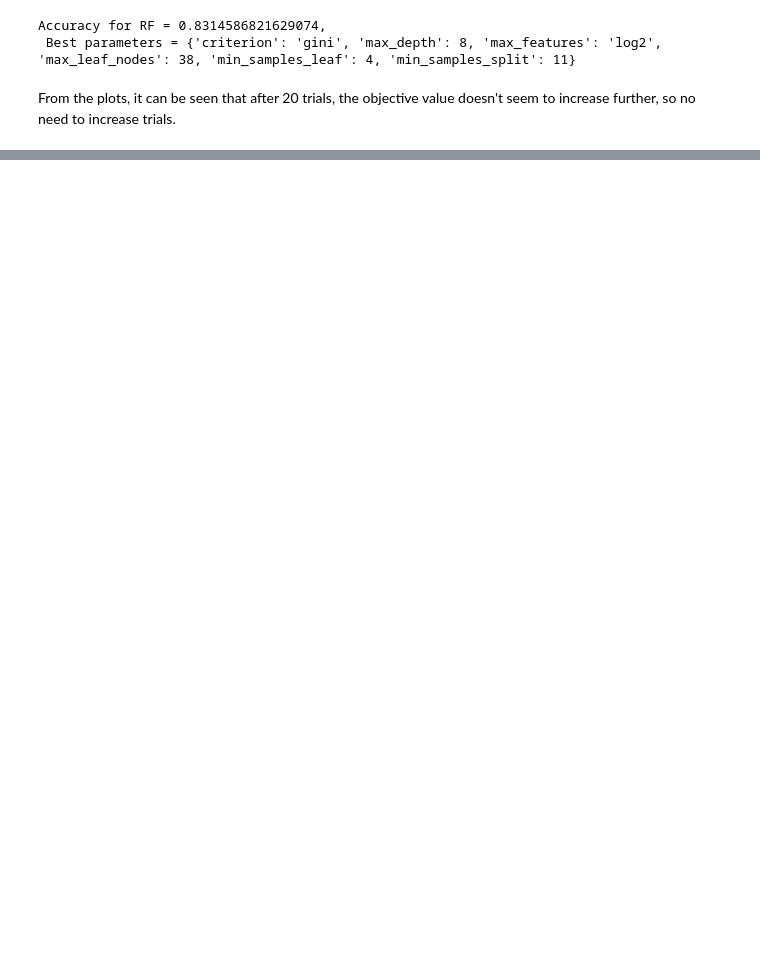
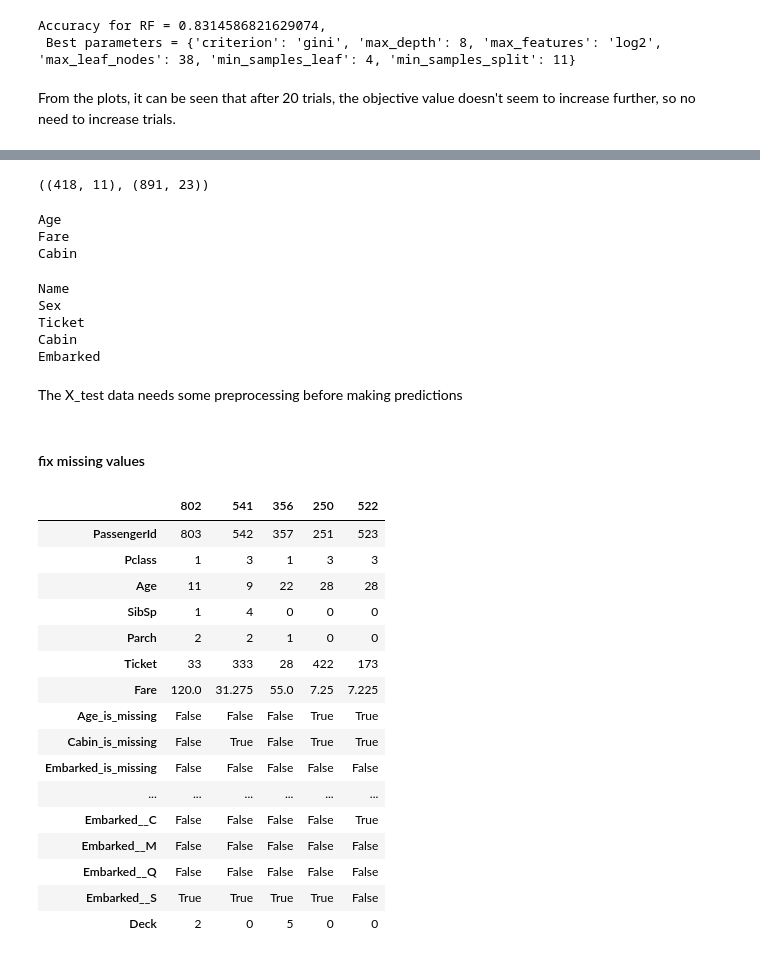
Before and after one commit to PrinssAlex/Predictive-Model-Titanic-Survival, a Jupyter notebook: workspace.ipynb, the cells around one changed output, grey strips where cells are left out. Drawn from its saved outputs; the diff is of its cells as text; code cells hidden in the pictures; blank space fills up the shorter version.

```diff
--- a/workspace.ipynb
+++ b/workspace.ipynb
@@ -1288,0 +1242,4 @@ opt.visualization.plot_optimization_history(study).show()
+# %%
+# final training data
+X_train_final = pd.concat([X_train, X_valid], axis=0)
+y_train_final = pd.concat([y_train, y_valid], axis=0)
@@ -1288,0 +1278,28 @@ opt.visualization.plot_optimization_history(study).show()
+# %%
+X_test_df.shape, X_train_final.shape
+# %% [output]
+((418, 11), (891, 23))
+# %%
+# list names of columns with missing values
+for name, content in X_test_df.items():
+    if pd.isnull(content).sum():
+        print(name)
+# %% [output]
+Age
+Fare
+Cabin
+# %%
+# list columns with non-numerical entries/samples
+for name, content in X_test_df.items():
+    if not pd.api.types.is_numeric_dtype(content):
+        print(name)
+# %% [output]
+Name
+Sex
+Ticket
+Cabin
+Embarked
+# %% [markdown]
+The X_test data needs some preprocessing before making predictions
+# %% [markdown]
+#### fix missing values
@@ -1288,0 +1323,21 @@ opt.visualization.plot_optimization_history(study).show()
+# %%
+# check
+X_train_final.head().T
+# %% [output]
+|  | 802 | 541 | 356 | 250 | 522 |
+| PassengerId | 803 | 542 | 357 | 251 | 523 |
+| Pclass | 1 | 3 | 1 | 3 | 3 |
+| Age | 11 | 9 | 22 | 28 | 28 |
+| SibSp | 1 | 4 | 0 | 0 | 0 |
+| Parch | 2 | 2 | 1 | 0 | 0 |
+| Ticket | 33 | 333 | 28 | 422 | 173 |
+| Fare | 120.0 | 31.275 | 55.0 | 7.25 | 7.225 |
+| Age_is_missing | False | False | False | True | True |
+| Cabin_is_missing | False | True | False | True | True |
+| Embarked_is_missing | False | False | False | False | False |
+| ... | ... | ... | ... | ... | ... |
+| Embarked__C | False | False | False | False | True |
+| Embarked__M | False | False | False | False | False |
+| Embarked__Q | False | False | False | False | False |
+| Embarked__S | True | True | True | True | False |
+| Deck | 2 | 0 | 5 | 0 | 0 |
```
Also changed, not shown: parts of 47 cells of this notebook.
